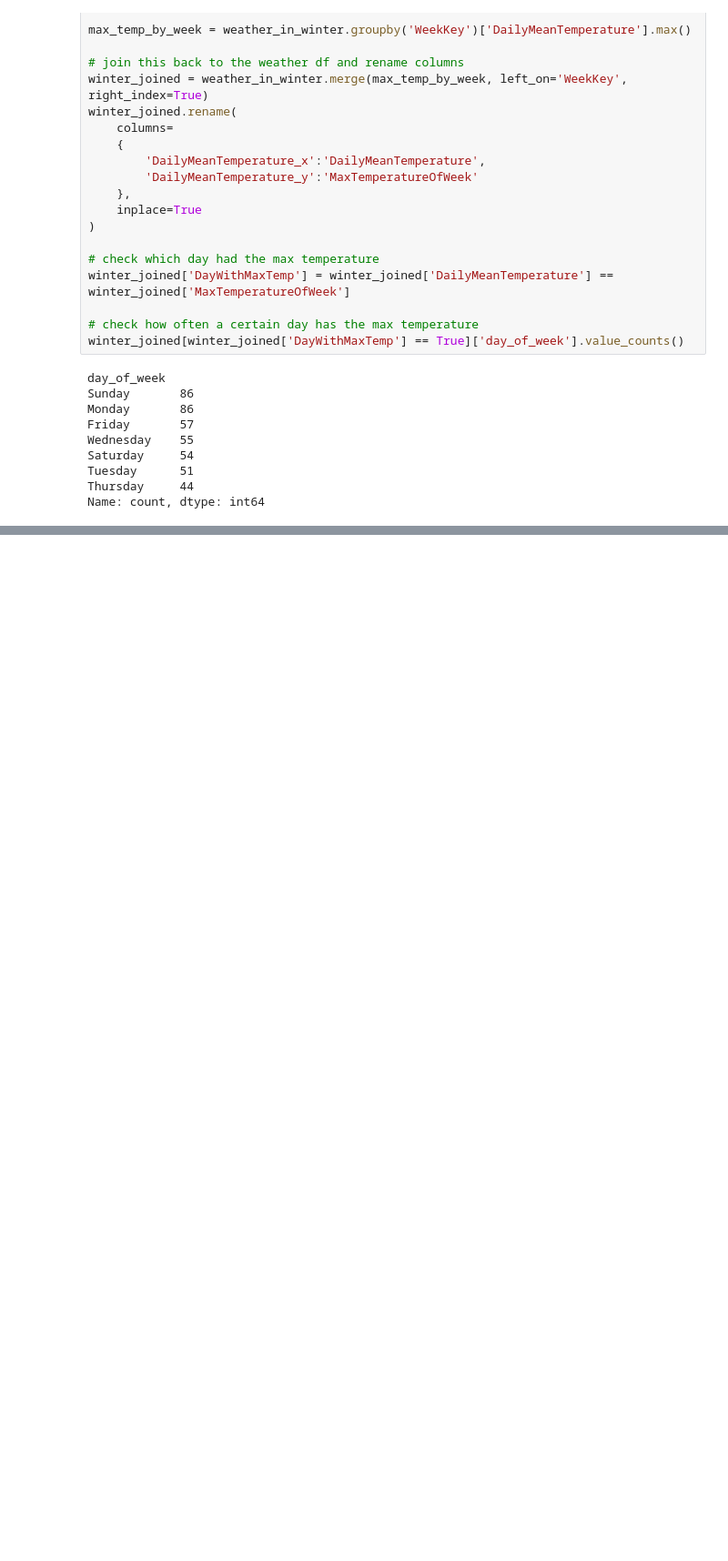
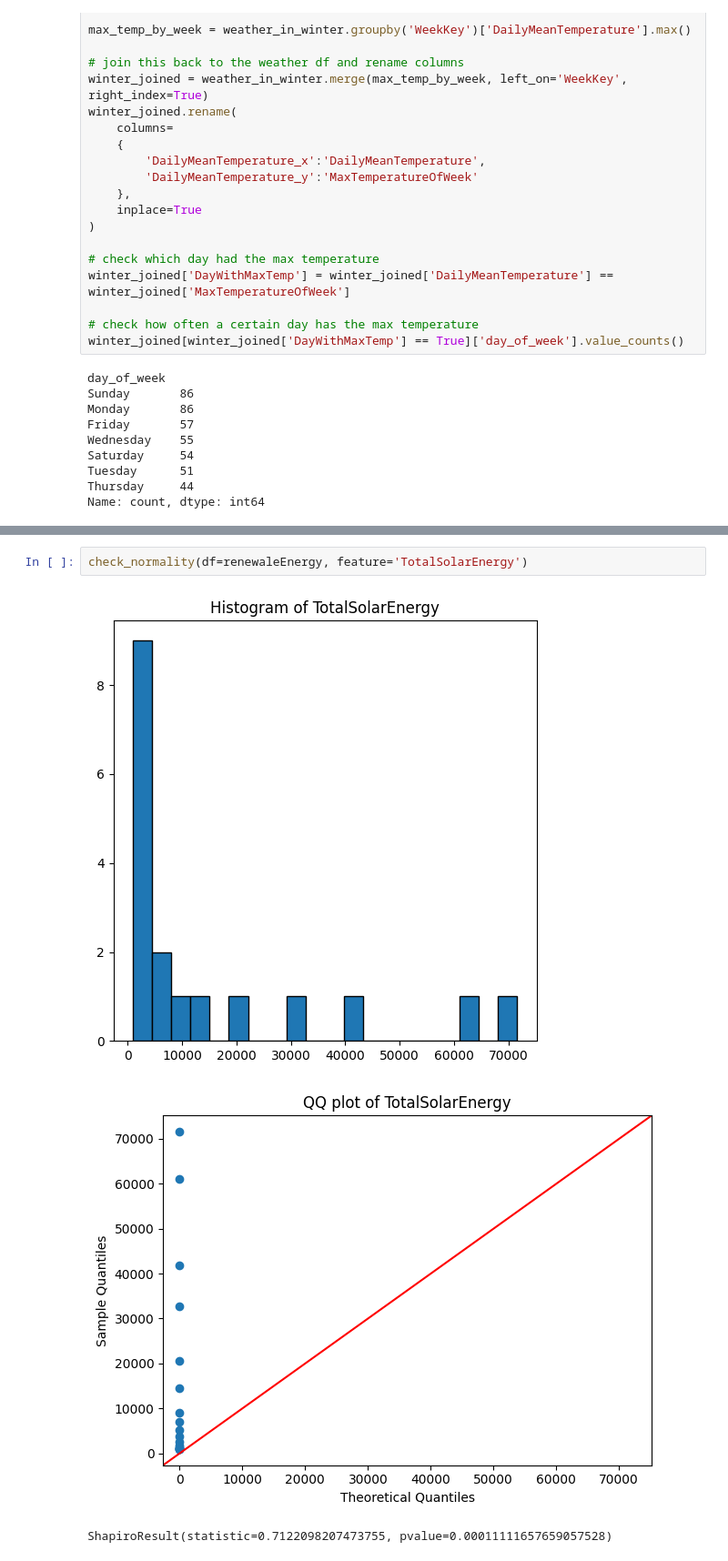
Before and after one commit to Carlos1971Salud/Hybrid-Forecasting-for-Sustainable-Electricity-Demand-in-The-Netherlands-Using-SARIMAX-SARIMAX-LSTM, a Jupyter notebook: data_patterns.ipynb, the cells around one changed output, grey strips where cells are left out. Shown at 91% size. Cells and saved outputs as stored; diff of their text form; blank space fills up the shorter version.

```diff
--- a/data_patterns.ipynb
+++ b/data_patterns.ipynb
@@ -1149,0 +1150,6 @@ Name: count, dtype: int64
+# %%
+check_normality(df=renewaleEnergy, feature='TotalSolarEnergy')
+# %% [output]
+[figure, added]
+[figure, added]
+ShapiroResult(statistic=0.7122098207473755, pvalue=0.00011111657659057528)
```
Also changed, not shown: parts of 35 cells of this notebook, 23 other files.
